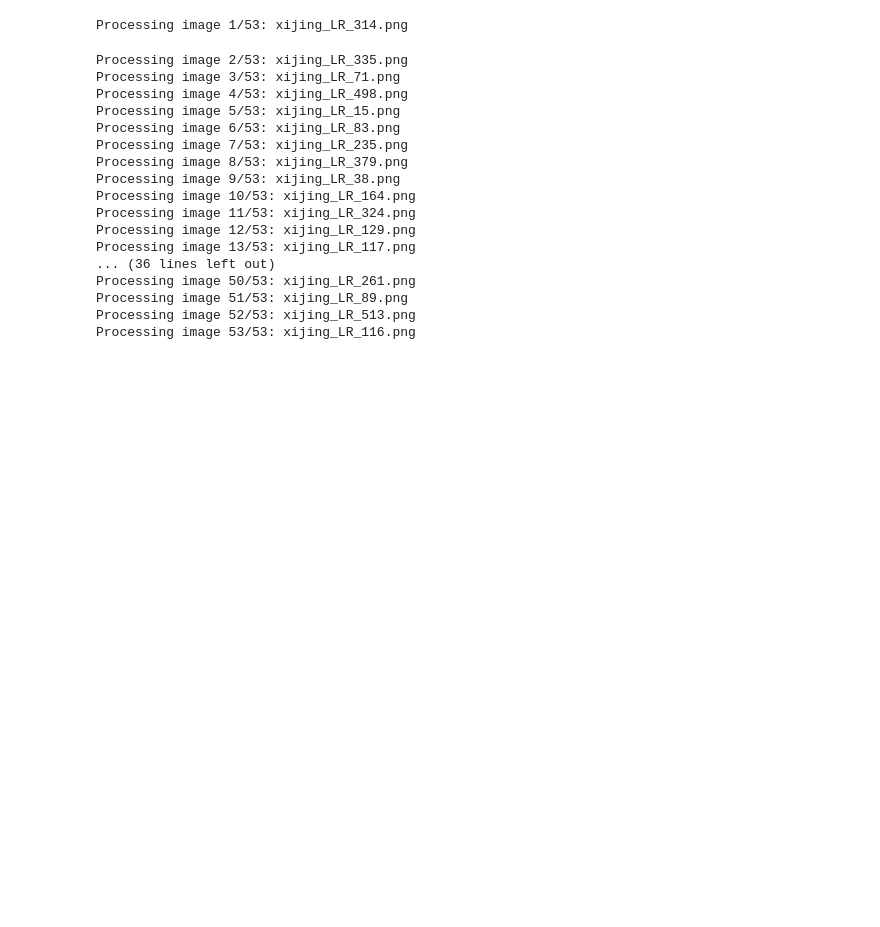
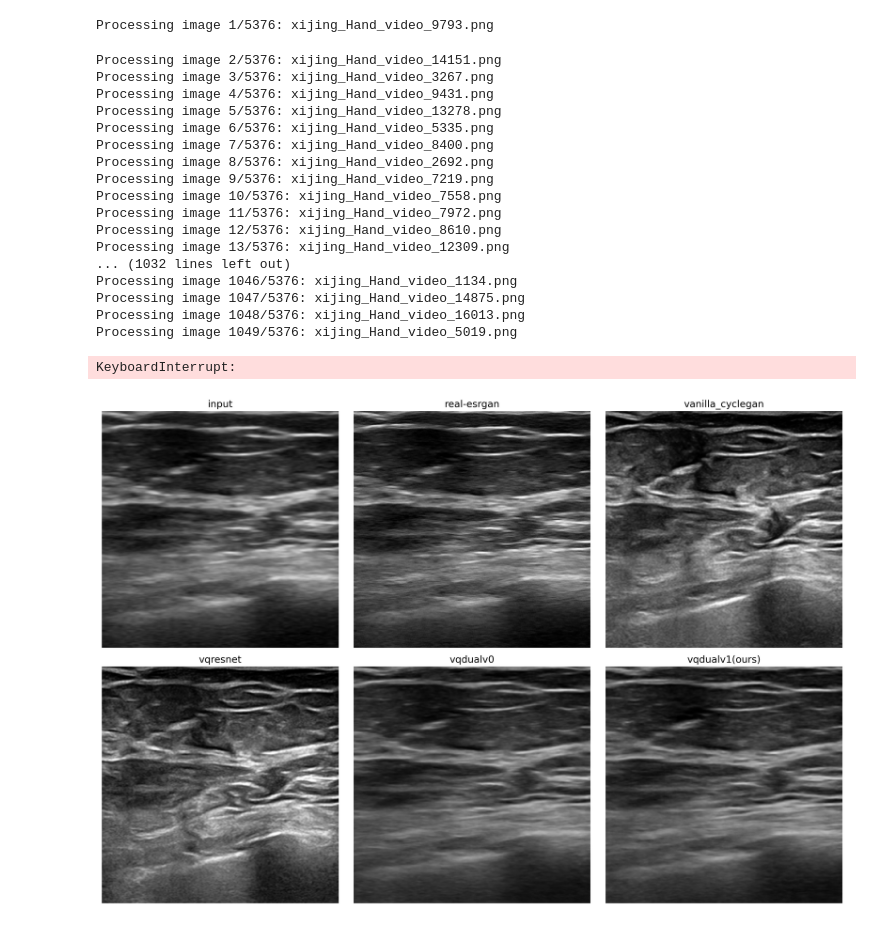
Before and after one commit to uxfion/us-hand-to-large, a Jupyter notebook: plot.ipynb, the cells around one changed output. Saved outputs shown, nothing was run; the diff lists cells and outputs as text; code cells hidden in the pictures; blank space fills up the shorter version.

```diff
--- a/plot.ipynb
+++ b/plot.ipynb
@@ -219,15 +219,15 @@ base_path = "/root/exp/us-hand-to-large"
 #     'groundtruth': os.path.join(base_path, 'datasets/xijing_split/test/test_semi_paired_HR'),
 # }
 
-folders_to_plot = {
-    'input': os.path.join(base_path, 'datasets/xijing_split/test/test_semi_paired_LR_crop_gray'),
-    'real-esrgan': '/root/exp/Real-ESRGAN/results/test_cropdata_train0_SR_gray',
-    'vanilla_cyclegan': '/root/exp/pytorch-CycleGAN-and-pix2pix/results/infer_new/xijing_test_vanilla_cyclegan_cropdata_flexNoResize',
-    'vqresnet': os.path.join(base_path, 'results/infer_new/xijing_test_vqresnet_AtoB_cropdata_flexNoResize'),
-    'vqdualv0': os.path.join(base_path, 'results/infer_new/xijing_test_vqdualv0_AtoB_cropdata_flexNoResize'),
-    'vqdualv1(ours)': os.path.join(base_path, 'results/infer_new/xijing_test_vqdualv1_AtoB_cropdata_flexNoResize'),
-    'gt': os.path.join(base_path, 'datasets/xijing_split/test/test_semi_paired_HR_crop_gray'),
-}
+# folders_to_plot = {  # 配对，real-vanilla-vqresnet-vqdualv0-vqdualv1
+#     'input': os.path.join(base_path, 'datasets/xijing_split/test/test_semi_paired_LR_crop_gray'),
+#     'real-esrgan': '/root/exp/Real-ESRGAN/results/test_cropdata_train0_SR_gray',
+#     'vanilla_cyclegan': '/root/exp/pytorch-CycleGAN-and-pix2pix/results/infer_new/xijing_test_vanilla_cyclegan_cropdata_flexNoResize',
+#     'vqresnet': os.path.join(base_path, 'results/infer_new/xijing_test_vqresnet_AtoB_cropdata_flexNoResize'),
+#     'vqdualv0': os.path.join(base_path, 'results/infer_new/xijing_test_vqdualv0_AtoB_cropdata_flexNoResize'),
+#     'vqdualv1(ours)': os.path.join(base_path, 'results/infer_new/xijing_test_vqdualv1_AtoB_cropdata_flexNoResize'),
+#     'gt': os.path.join(base_path, 'datasets/xijing_split/test/test_semi_paired_HR_crop_gray'),
+# }
 
 # folders_to_plot = {  # gt
 #     'input': os.path.join(base_path, 'datasets/xijing_split/test/test_semi_paired_LR_crop'),
@@ -236,54 +236,59 @@ folders_to_plot = {
 #     "vq resnet (old)": "/root/exp/us-hand-to-large/results/infer_new/xijing_test_vqresnet_AtoB_cropdata_flexNoResize",
 #     'groundtruth': os.path.join(base_path, 'datasets/xijing_split/test/test_semi_paired_HR_crop'),
 # }
 
-# folders_to_plot = {  # 非配对
-#     'input': os.path.join(base_path, 'datasets/xijing_split/test/test_unpaired_LR'),
-#     'output': os.path.join(base_path, 'results/xijing_test_LR_SR_x4_max256_unpaired'),
-#     # 'groundtruth': os.path.join(base_path, 'datasets/xijing_split/test/test_semi_paired_HR'),
-# }
+folders_to_plot = {  # 非配对
+    'input': os.path.join(base_path, 'datasets/xijing_split/trainA_crop_gray'),
+    'real-esrgan': '/root/exp/Real-ESRGAN/results/xijing_trainACropGray_RealESRGAN',
+    'vanilla_cyclegan': '/root/exp/pytorch-CycleGAN-and-pix2pix/results/infer_new/xijing_trainACropGray_vanillaCyclegan_flexNoResize',
+    'vqresnet': os.path.join(base_path, 'results/infer_new/xijing_trainACropGray_vqresnet_flexNoResize'),
+    'vqdualv0': os.path.join(base_path, 'results/infer_new/xijing_trainACropGray_vqdualv0_AtoB_flexNoResize'),
+    'vqdualv1(ours)': os.path.join(base_path, 'results/infer_new/xijing_trainACropGray_vqdualv1_AtoB_flexNoResize'),
+}
 
 # folders_to_plot = {
 #     'input': os.path.join(base_path, 'datasets/split/test/test_only_LR'),
 #     # 'resnet_9block': os.path.join(base_path, 'results/test_1.resnet_9block_a401_x4'),
 #     # 'unet_256': os.path.join(base_path, 'results/test_2.unet_256_3090_x256'),
 #     'output': "/root/Lecter/cyclegan-exp/us-hand-to-large/results/results_semi_paired/test_6.vq_resnet_v1_semi_un_paired_onlyLR_x4max256",
 # }
 
 # folders_to_plot = {  # 张博
 #     'input': "/root/exp/us-hand-to-large/datasets/zhang/origin/t1090000101al-dir_shrink6",
 #     'output': "/root/exp/us-hand-to-large/results/zhang/t1090000101al-dir_shrink6_sr",
 #     'groundtruth': "/root/exp/us-hand-to-large/datasets/zhang/origin/t1090000101al-dir",
 # }
 
 # 使用示例
 # 定义保存目录（可选）
 # 绘制所有比较图
-save_dir = os.path.join(base_path, 'results/comparisons/xijing_7method_cropdata/label')
+save_dir = os.path.join(base_path, 'results/comparisons/xijing_trainACropGray_RealVanillaVqresnetVqdualv0v1/label')
 # save_dir = os.path.join(base_path, 'results/comparisons/zhang/t1090000101al-dir_shrink6/compact')
 plot_all_comparisons(folders_to_plot, save_dir, compact_mode=False)
 
 # # 如果只想查看单张图片的比较
 # image_files = [f for f in os.listdir(folders_to_plot['input']) if f.lower().endswith(('.png', '.jpg', '.jpeg'))]
 # image_name = image_files[1]  # 读取列表中的第一张图片
 # plot_comparison(folders_to_plot, image_name, compact_mode=False, dpi=600)
 # plt.show()
 # %% [output]
-Processing image 1/53: xijing_LR_314.png
+Processing image 1/5376: xijing_Hand_video_9793.png
-Processing image 2/53: xijing_LR_335.png
-Processing image 3/53: xijing_LR_71.png
-Processing image 4/53: xijing_LR_498.png
-Processing image 5/53: xijing_LR_15.png
-Processing image 6/53: xijing_LR_83.png
-Processing image 7/53: xijing_LR_235.png
-Processing image 8/53: xijing_LR_379.png
-Processing image 9/53: xijing_LR_38.png
-Processing image 10/53: xijing_LR_164.png
-Processing image 11/53: xijing_LR_324.png
-Processing image 12/53: xijing_LR_129.png
-Processing image 13/53: xijing_LR_117.png
-... (36 lines left out)
-Processing image 50/53: xijing_LR_261.png
-Processing image 51/53: xijing_LR_89.png
-Processing image 52/53: xijing_LR_513.png
-Processing image 53/53: xijing_LR_116.png
+Processing image 2/5376: xijing_Hand_video_14151.png
+Processing image 3/5376: xijing_Hand_video_3267.png
+Processing image 4/5376: xijing_Hand_video_9431.png
+Processing image 5/5376: xijing_Hand_video_13278.png
+Processing image 6/5376: xijing_Hand_video_5335.png
+Processing image 7/5376: xijing_Hand_video_8400.png
+Processing image 8/5376: xijing_Hand_video_2692.png
+Processing image 9/5376: xijing_Hand_video_7219.png
+Processing image 10/5376: xijing_Hand_video_7558.png
+Processing image 11/5376: xijing_Hand_video_7972.png
+Processing image 12/5376: xijing_Hand_video_8610.png
+Processing image 13/5376: xijing_Hand_video_12309.png
+... (1032 lines left out)
+Processing image 1046/5376: xijing_Hand_video_1134.png
+Processing image 1047/5376: xijing_Hand_video_14875.png
+Processing image 1048/5376: xijing_Hand_video_16013.png
+Processing image 1049/5376: xijing_Hand_video_5019.png
+KeyboardInterrupt:
+[figure, added]
```
Also changed, not shown: parts of 1 cell of this notebook, 8 other files.
